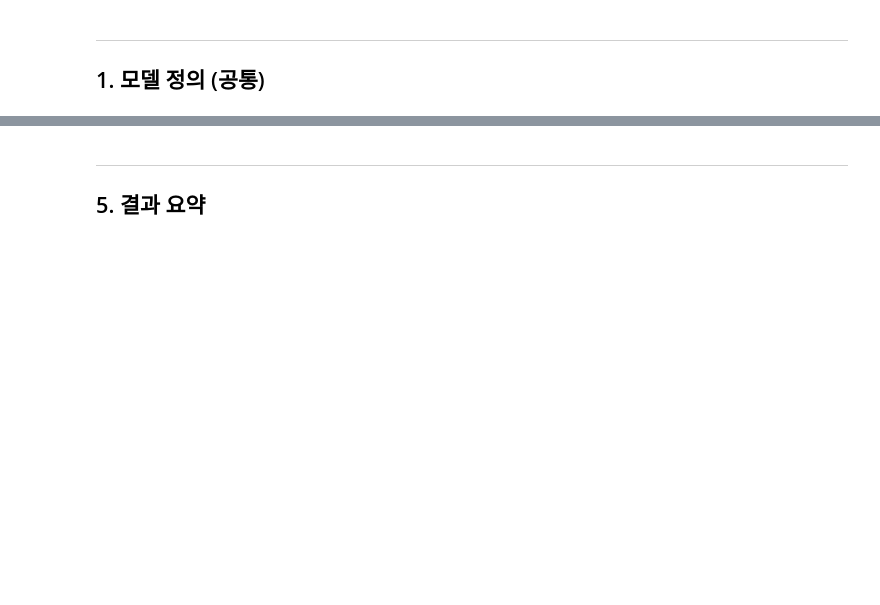
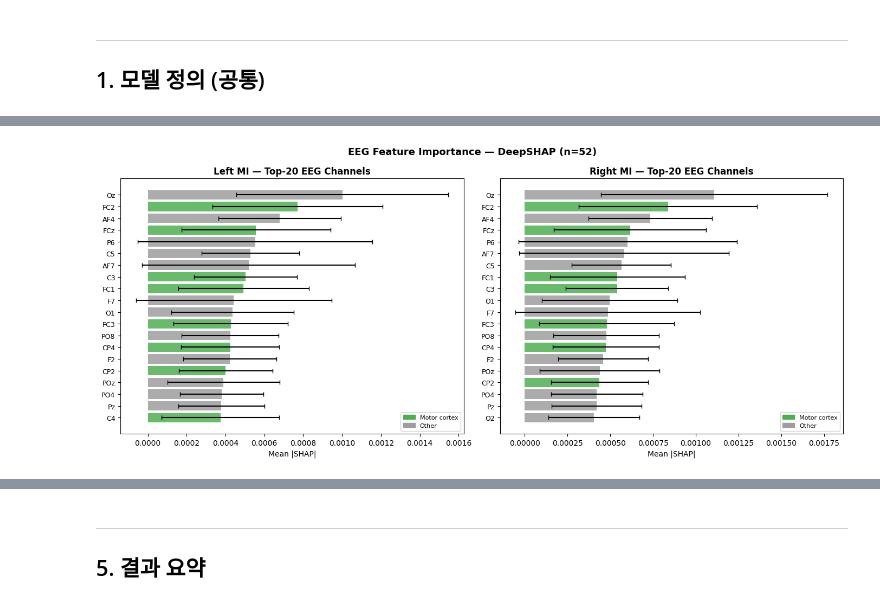
Before and after one commit to dalgona039/MI-BCI, a Jupyter notebook: notebooks/xai_analysis_colab.ipynb, the cells around one changed output, grey strips where cells are left out. Saved outputs shown, nothing was run; the diff lists cells and outputs as text; code cells hidden in the pictures; blank space fills up the shorter version.

```diff
--- a/notebooks/xai_analysis_colab.ipynb
+++ b/notebooks/xai_analysis_colab.ipynb
@@ -306,54 +433,60 @@ for c, cls in enumerate(['Left MI','Right MI']):
 # %%
-from matplotlib.patches import Patch
-motor_set = set(MOTOR_CHS)
+EMG_NAMES = ['EMG1', 'EMG2', 'EMG3', 'EMG4']
+c3i, czi, c4i = CH_IDX['C3'], CH_IDX['Cz'], CH_IDX['C4']
 
-# ── Figure A: Top-20 EEG 채널 중요도 (Left / Right MI)
+# ── Figure A: Top-20 EEG 채널 중요도
 fig, axes = plt.subplots(1, 2, figsize=(14, 6))
-for c, (ax, cls) in enumerate(zip(axes, ['Left MI','Right MI'])):
-    idx = np.argsort(eeg_mean[c])[::-1][:20]
-    color = ['#4CAF50' if CH_NAMES[i] in motor_set else '#9E9E9E' for i in idx]
-    ax.barh(range(20), eeg_mean[c][idx][::-1], xerr=eeg_std[c][idx][::-1],
+for c, (ax, cls) in enumerate(zip(axes, ['Left MI', 'Right MI'])):
+    idx   = np.argsort(eeg_mean[c])[::-1][:20]
+    color = ['#4CAF50' if CH_NAMES[i] in MOTOR_CHS else '#9E9E9E' for i in idx]
+    ax.barh(range(20), eeg_mean[c][idx][::-1],
+            xerr=eeg_std[c][idx][::-1],
             color=color[::-1], alpha=0.85, ecolor='black', capsize=3)
     ax.set_yticks(range(20))
     ax.set_yticklabels([CH_NAMES[i] for i in idx][::-1], fontsize=9)
-    ax.set_xlabel('Mean |SHAP|'); ax.set_title(f'{cls} — Top-20 EEG Channels', fontweight='bold')
-    ax.legend(handles=[Patch(color='#4CAF50',label='Motor cortex'),
-                        Patch(color='#9E9E9E',label='Other')], fontsize=8)
-fig.suptitle(f'EEG Feature Importance — DeepSHAP (n={len(shap_records)})', fontsize=13, fontweight='bold')
+    ax.set_xlabel('Mean |SHAP|')
+    ax.set_title(f'{cls} — Top-20 EEG Channels', fontweight='bold')
+    ax.legend(handles=[Patch(color='#4CAF50', label='Motor cortex'),
+                        Patch(color='#9E9E9E', label='Other')], fontsize=8)
+fig.suptitle(f'EEG Feature Importance — DeepSHAP (n={n_shap})',
+             fontsize=13, fontweight='bold')
 plt.tight_layout()
-fig.savefig(OUT_SHAP/'figures'/'fig_eeg_shap_bar.png', dpi=300, bbox_inches='tight')
-fig.savefig(OUT_SHAP/'figures'/'fig_eeg_shap_bar.pdf', bbox_inches='tight')
+fig.savefig(OUT_SHAP / 'figures' / 'fig_eeg_shap_bar.png', dpi=300, bbox_inches='tight')
+fig.savefig(OUT_SHAP / 'figures' / 'fig_eeg_shap_bar.pdf', bbox_inches='tight')
 plt.show()
 
 # ── Figure B: sEMG 채널 중요도
-EMG_NAMES = ['EMG1','EMG2','EMG3','EMG4']
-fig, ax = plt.subplots(figsize=(6,4))
+fig, ax = plt.subplots(figsize=(6, 4))
 x = np.arange(4); w = 0.35
-for c, (cls, col) in enumerate(zip(['Left MI','Right MI'],['#2196F3','#F44336'])):
-    ax.bar(x+c*w, emg_mean[c], w, yerr=emg_std[c], label=cls,
-           color=col, alpha=0.8, ecolor='black', capsize=4)
-ax.set_xticks(x+w/2); ax.set_xticklabels(EMG_NAMES)
-ax.set_ylabel('Mean |SHAP|'); ax.legend()
-ax.set_title(f'sEMG Feature Importance — DeepSHAP (n={len(shap_records)})', fontweight='bold')
+for c, (cls, col) in enumerate(zip(['Left MI', 'Right MI'], ['#2196F3', '#F44336'])):
+    ax.bar(x + c*w, emg_mean[c], w, yerr=emg_std[c],
+           label=cls, color=col, alpha=0.8, ecolor='black', capsize=4)
+ax.set_xticks(x + w/2)
+ax.set_xticklabels(EMG_NAMES)
+ax.set_ylabel('Mean |SHAP|')
+ax.legend()
+ax.set_title(f'sEMG Feature Importance — DeepSHAP (n={n_shap})', fontweight='bold')
 plt.tight_layout()
-fig.savefig(OUT_SHAP/'figures'/'fig_emg_shap.png', dpi=300, bbox_inches='tight')
+fig.savefig(OUT_SHAP / 'figures' / 'fig_emg_shap.png', dpi=300, bbox_inches='tight')
 plt.show()
 
-# ── Figure C: Laterality (C3 vs C4)
-fig, ax = plt.subplots(figsize=(7,4))
-c3i, c4i = CH_IDX['C3'], CH_IDX['C4']
-for c, (cls, col) in enumerate(zip(['Left MI','Right MI'],['#2196F3','#F44336'])):
-    ax.bar([c*3, c*3+1],
-           [eeg_mean[c][c3i], eeg_mean[c][c4i]],
-           yerr=[eeg_std[c][c3i], eeg_std[c][c4i]],
-           color=[col,col], alpha=[0.9,0.5], ecolor='black', capsize=4)
-ax.set_xticks([0,1,3,4])
-ax.set_xticklabels(['C3\n(Left)','C4\n(Right)','C3\n(Left)','C4\n(Right)'])
+# ── Figure C: C3 / C4 반구 편재화 (막대별 개별 alpha)
+fig, ax = plt.subplots(figsize=(7, 4))
+for c, (cls, col) in enumerate(zip(['Left MI', 'Right MI'], ['#2196F3', '#F44336'])):
+    ax.bar([c*3],     [eeg_mean[c][c3i]], yerr=[eeg_std[c][c3i]],
+           color=col, alpha=0.9, ecolor='black', capsize=4)
+    ax.bar([c*3 + 1], [eeg_mean[c][c4i]], yerr=[eeg_std[c][c4i]],
+           color=col, alpha=0.5, ecolor='black', capsize=4)
+ax.set_xticks([0, 1, 3, 4])
+ax.set_xticklabels(['C3\n(Left)', 'C4\n(Right)', 'C3\n(Left)', 'C4\n(Right)'])
 ax.set_ylabel('Mean |SHAP|')
-ax.set_title('Hemispheric Laterality of SHAP Importance\nLeft MI: C4↑ | Right MI: C3↑ (contralateral)', fontweight='bold')
-ax.legend(handles=[Patch(color='#2196F3',label='Left MI'), Patch(color='#F44336',label='Right MI')])
+ax.set_title('Hemispheric Laterality of SHAP\nLeft MI → C4↑  |  Right MI → C3↑ (contralateral)',
+             fontweight='bold')
+ax.legend(handles=[Patch(color='#2196F3', label='Left MI'),
+                    Patch(color='#F44336', label='Right MI')])
 plt.tight_layout()
-fig.savefig(OUT_SHAP/'figures'/'fig_laterality.png', dpi=300, bbox_inches='tight')
+fig.savefig(OUT_SHAP / 'figures' / 'fig_laterality.png', dpi=300, bbox_inches='tight')
 plt.show()
-
-print('DeepSHAP 피규어 저장 완료')
+print('SHAP 피규어 저장 완료')
+# %% [output]
+[figure, added]
```
Also changed, not shown: parts of 15 cells of this notebook.
